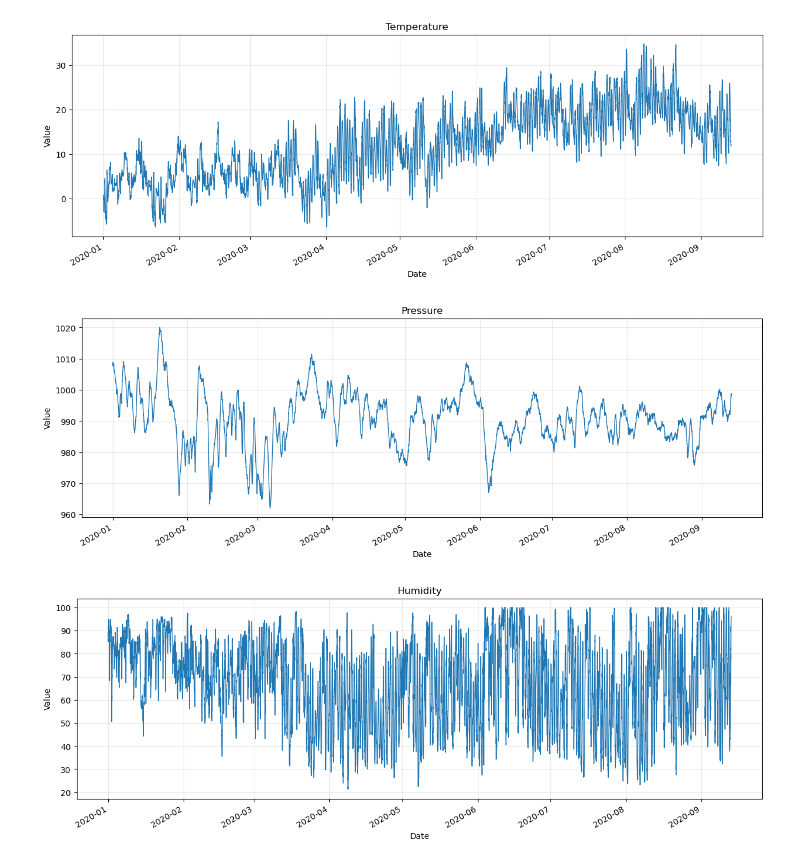
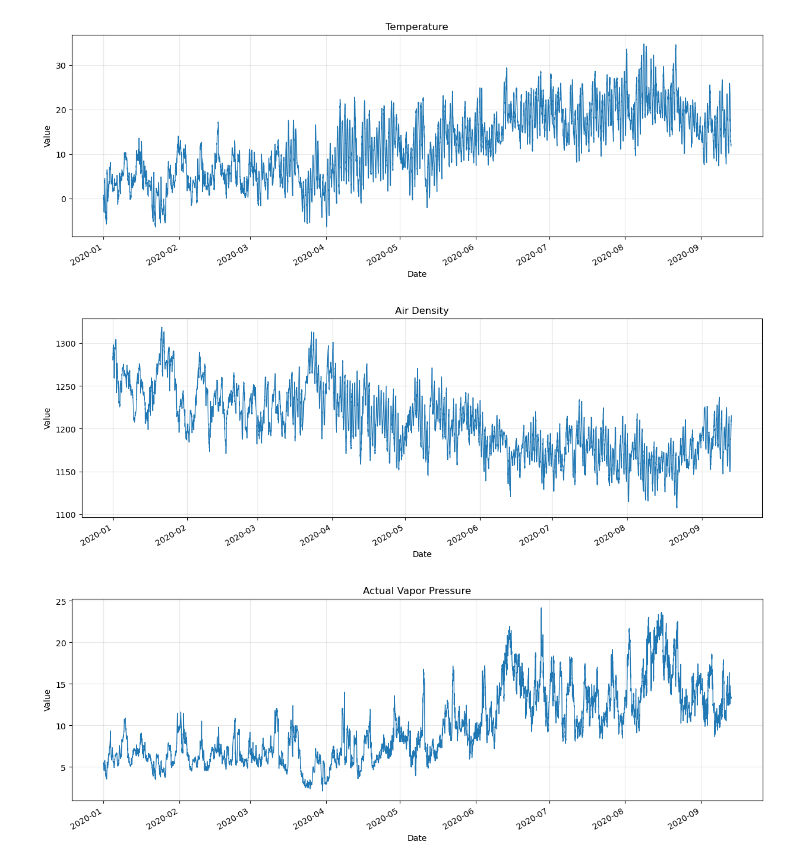
Before and after one commit to MrWlobo/Weather-Forecasting, a Jupyter notebook: main.ipynb, the cells around one changed output. Drawn from its saved outputs; the diff is of its cells as text; code cells hidden in the pictures.

Commit message:
New line plots and conclusions

```diff
--- a/main.ipynb
+++ b/main.ipynb
@@ -199,10 +199,10 @@ plot_series(eda_df, "T", "Temperature")
 # %% [output]
 [figure]
 # %%
-plot_series(eda_df, "p", "Pressure")
+plot_series(eda_df, "rho", "Air Density")
 # %% [output]
-[figure, old version]
+[figure, new version]
 # %%
-plot_series(eda_df, "rh", "Humidity")
+plot_series(eda_df, "VPact", "Actual Vapor Pressure")
 # %% [output]
-[figure, old version]
+[figure, new version]
```
Also changed, not shown: parts of 3 cells of this notebook.
